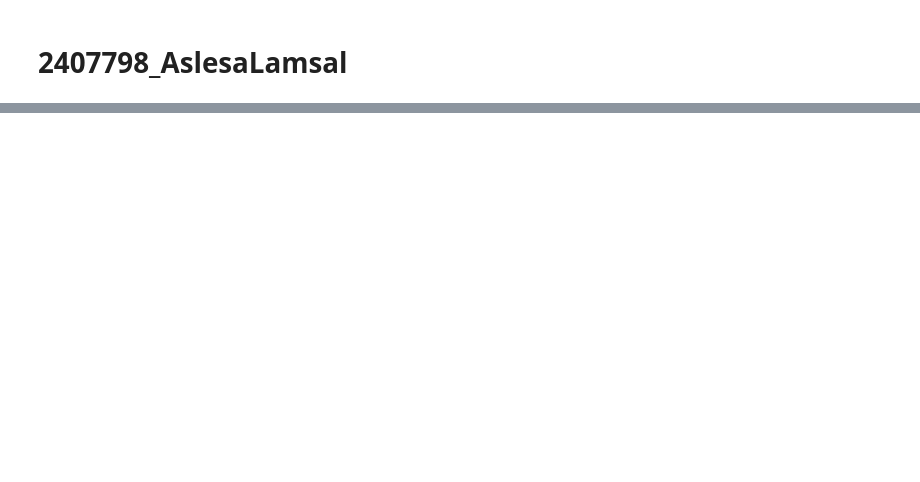
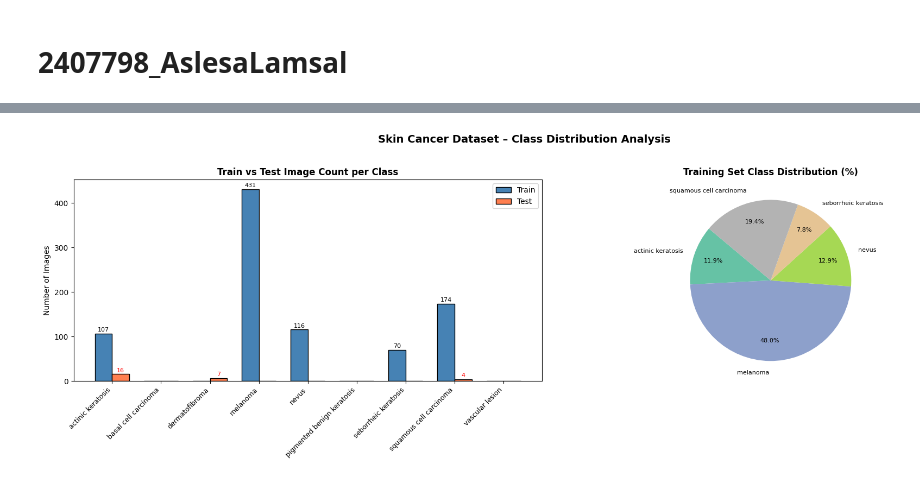
Before and after one commit to AslesaLamsal/AI-and-Machine-Learning, a Jupyter notebook: 2407798_AslesaLamsal.ipynb, the cells around one changed output, grey strips where cells are left out. Cells and saved outputs as stored; diff of their text form; code cells hidden in the pictures; blank space fills up the shorter version.

```diff
--- a/2407798_AslesaLamsal.ipynb
+++ b/2407798_AslesaLamsal.ipynb
@@ -880,0 +87,6 @@ This share link expires in 1 week. For free permanent hosting and GPU upgrades,
+# %%
+train_dir = "/content/data/Skin Cancer Classification/Train"
+test_dir  = "/content/data/Skin Cancer Classification/Test"
+
+print(f"Train directory : {train_dir}")
+print(f"Test  directory : {test_dir}")
@@ -880,0 +187,14 @@ This share link expires in 1 week. For free permanent hosting and GPU upgrades,
+# %%
+class_counts = {}
+
+for class_name in class_names:
+    class_path = os.path.join(train_dir, class_name)
+    if os.path.isdir(class_path):
+        images = [img for img in os.listdir(class_path)
+                  if img.lower().endswith(('.png', '.jpg', '.jpeg'))]
+        class_counts[class_name] = len(images)
+
+print(f"{'Class Name':<30}{'Image Count':>10}")
+for class_name, count in class_counts.items():
+    print(f"{class_name:<30}{count:>10}")
+print(f"{'TOTAL':<30}{sum(class_counts.values()):>10}")
@@ -880,0 +213,66 @@ This share link expires in 1 week. For free permanent hosting and GPU upgrades,
+# %%
+test_counts = {}
+for class_name in class_names:
+    class_path = os.path.join(test_dir, class_name)
+    if os.path.isdir(class_path):
+        images = [img for img in os.listdir(class_path)
+                  if img.lower().endswith(('.png', '.jpg', '.jpeg'))]
+        test_counts[class_name] = len(images)
+
+colors = plt.cm.Set2(np.linspace(0, 1, NUM_CLASSES))
+fig, axes = plt.subplots(1, 2, figsize=(18, 6))
+
+x = np.arange(NUM_CLASSES)
+w = 0.35
+train_vals = [class_counts.get(c, 0) for c in class_names]
+test_vals  = [test_counts.get(c, 0)  for c in class_names]
+
+b1 = axes[0].bar(x - w/2, train_vals, width=w, label='Train',
+                 color='steelblue', edgecolor='black')
+b2 = axes[0].bar(x + w/2, test_vals,  width=w, label='Test',
+                 color='coral', edgecolor='black')
+
+for bar in b1:
+    h = bar.get_height()
+    if h > 0:
+        axes[0].text(bar.get_x() + bar.get_width()/2, h + 2,
+                     str(int(h)), ha='center', va='bottom', fontsize=8)
+for bar in b2:
+    h = bar.get_height()
+    if h > 0:
+        axes[0].text(bar.get_x() + bar.get_width()/2, h + 2,
+                     str(int(h)), ha='center', va='bottom', fontsize=8, color='red')
+
+axes[0].set_xticks(x)
+axes[0].set_xticklabels(class_names, rotation=45, ha='right', fontsize=9)
+axes[0].set_title('Train vs Test Image Count per Class', fontweight='bold')
+axes[0].set_ylabel('Number of Images')
+axes[0].legend()
+
+filtered_counts = {k: v for k, v in class_counts.items() if v > 0}
+
+def autopct_fmt(pct):
+    return f'{pct:.1f}%' if pct >= 3 else ''
+
+wedges, texts, autotexts = axes[1].pie(
+    filtered_counts.values(),
+    labels=filtered_counts.keys(),
+    autopct=autopct_fmt,
+    colors=plt.cm.Set2(np.linspace(0, 1, len(filtered_counts))),
+    startangle=140,
+    pctdistance=0.75,
+    labeldistance=1.15
+)
+for text in texts:
+    text.set_fontsize(8)
+for autotext in autotexts:
+    autotext.set_fontsize(8)
+
+axes[1].set_title('Training Set Class Distribution (%)', fontweight='bold')
+
+plt.suptitle('Skin Cancer Dataset – Class Distribution Analysis',
+             fontsize=14, fontweight='bold', y=1.02)
+plt.tight_layout()
+plt.show()
+# %% [output]
+[figure, added]
```
Also changed, not shown: parts of 159 cells of this notebook.
